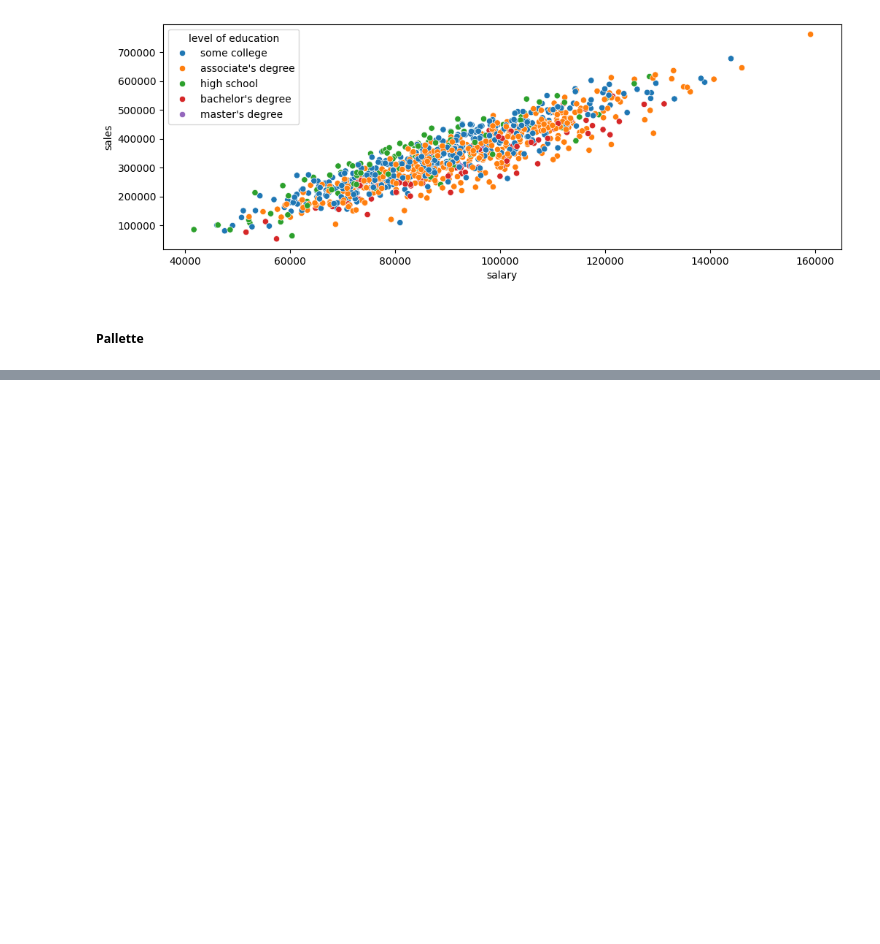
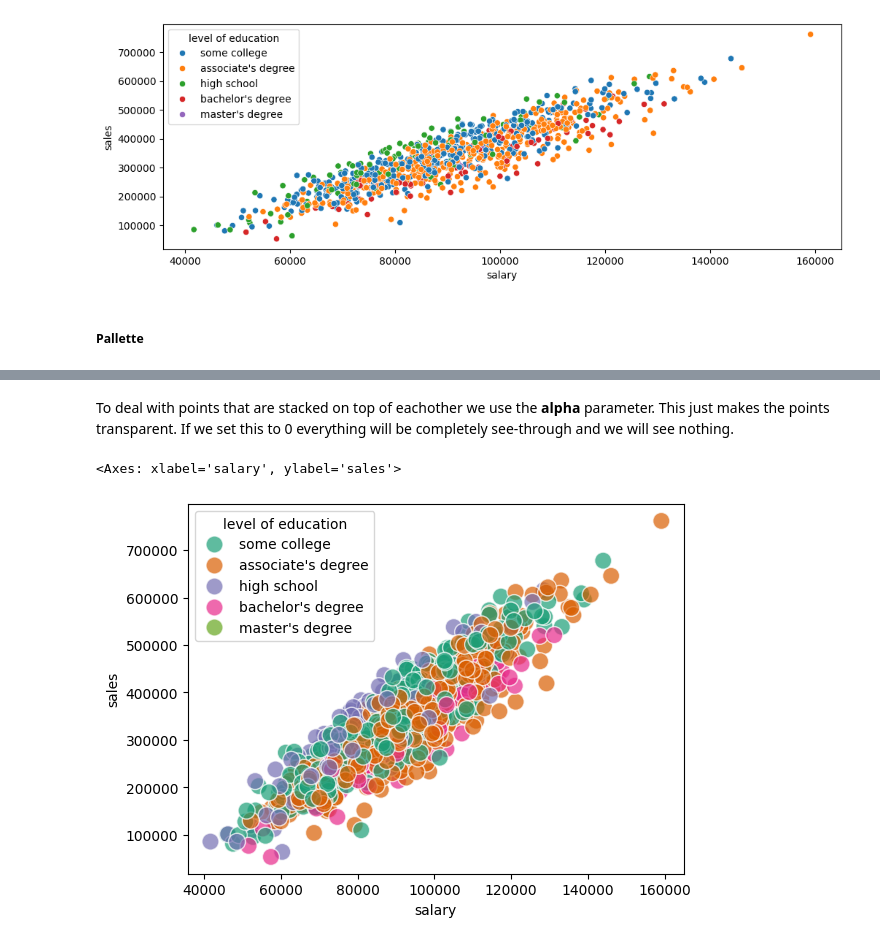
Before and after one commit to ryslipe/master_class, a Jupyter notebook: seaborn/01_seaborn_scatterplots.ipynb, the cells around one changed output, grey strips where cells are left out. Saved outputs shown, nothing was run; the diff lists cells and outputs as text; code cells hidden in the pictures; blank space fills up the shorter version.

```diff
--- a/seaborn/01_seaborn_scatterplots.ipynb
+++ b/seaborn/01_seaborn_scatterplots.ipynb
@@ -56,0 +78,10 @@ https://matplotlib.org/stable/users/explain/colors/colormaps.html
+# %% [markdown]
+To deal with points that are stacked on top of eachother we use the **alpha** parameter. This just makes the points transparent. If we set this to 0 everything will be completely see-through and we will see nothing.
+# %%
+sns.scatterplot(x = 'salary', y = 'sales',
+                hue = 'level of education',
+                palette = 'Dark2', s = 150,
+                alpha = 0.7, data = df)
+# %% [output]
+<Axes: xlabel='salary', ylabel='sales'>
+[figure, added]
```
Also changed, not shown: parts of 5 cells of this notebook.
